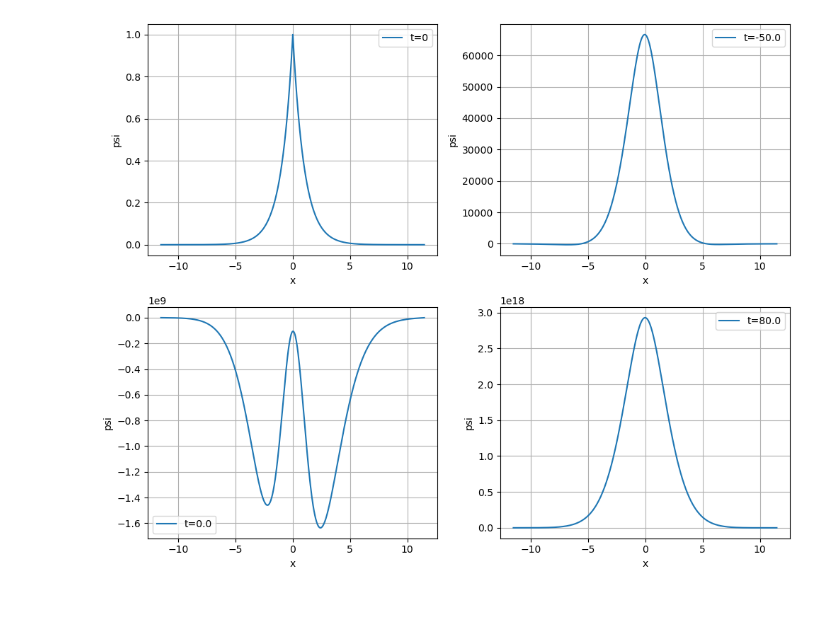
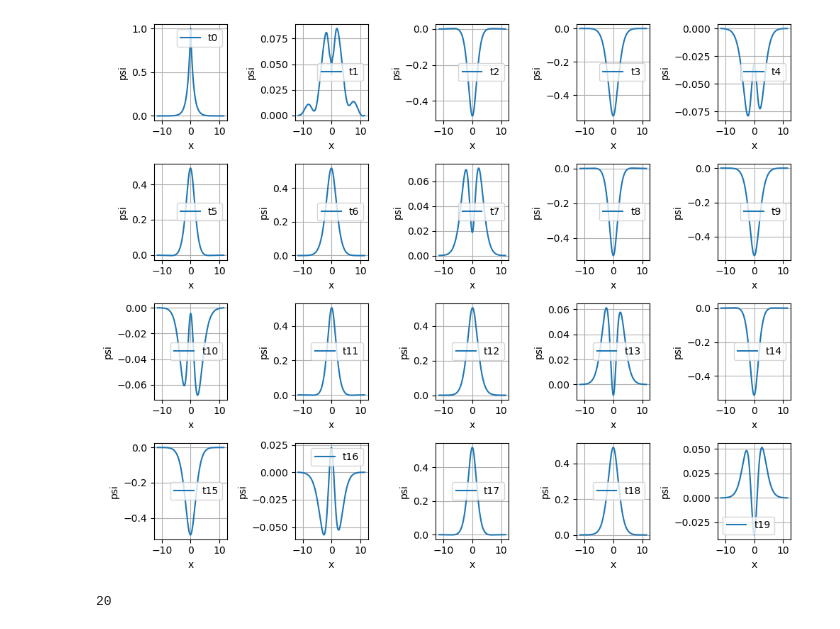
Before and after one commit to Volalex2000/HHG, a Jupyter notebook: Numerical resoluton of TDSE.ipynb, the cells around one changed output. Cells and saved outputs as stored; diff of their text form; code cells hidden in the pictures.

```diff
--- a/Numerical resoluton of TDSE.ipynb
+++ b/Numerical resoluton of TDSE.ipynb
@@ -182,6 +183,11 @@ class CrankNicolson:
             psi = la.solve(A, B.dot(psi) - 1j* self.delta_t * (1.5 * fpsi - 0.5 * fpsi_old))
             fpsi_old = fpsi
 
+        #normalisation
+        norms = np.sqrt(self.delta_x * np.sum(np.abs(self.psi_matrix)**2, axis=1))
+        self.psi_matrix_normalized  = self.psi_matrix / norms[:, np.newaxis]
+
+
 
 
     def get_final_psi(self):
@@ -241,21 +236,26 @@ plt.show()
 # %%
 # Créer une figure avec une disposition de 2 lignes et 2 colonnes
-fig, axs = plt.subplots(2, 2, figsize=(10, 8))
+fig, axs = plt.subplots(4, 5, figsize=(10, 8))
 
 # Liste des temps et des indices correspondants
-times = [0, 25, 50, 90]
-labels = ['t={}'.format(0), 't={}'.format(crank.t_min+25*crank.delta_t), 't={}'.format(crank.t_min+50*crank.delta_t), 't={}'.format(crank.t_min+90*crank.delta_t)]
+times = np.arange(0,99, 5)
+labels = ['t{}'.format(k) for k in range(20)]
 
 # Parcourir chaque sous-graphe
 for ax, t, label in zip(axs.flat, times, labels):
-    ax.plot(X, crank.psi_matrix[t, :], label=label)
+    ax.plot(X, crank.psi_matrix_normalized[t, :], label=label)
     ax.set_xlabel('x')
     ax.set_ylabel('psi')
     ax.grid()
     ax.legend()
 
 # Ajuster la disposition
 plt.tight_layout()
 plt.show()
 # %% [output]
-[figure, old version]
+[figure, new version]
+# %%
+A=np.arange(0,99, 5)
+len(A)
+# %% [output]
+20
```
Also changed, not shown: parts of 4 cells of this notebook, 2 other files.
